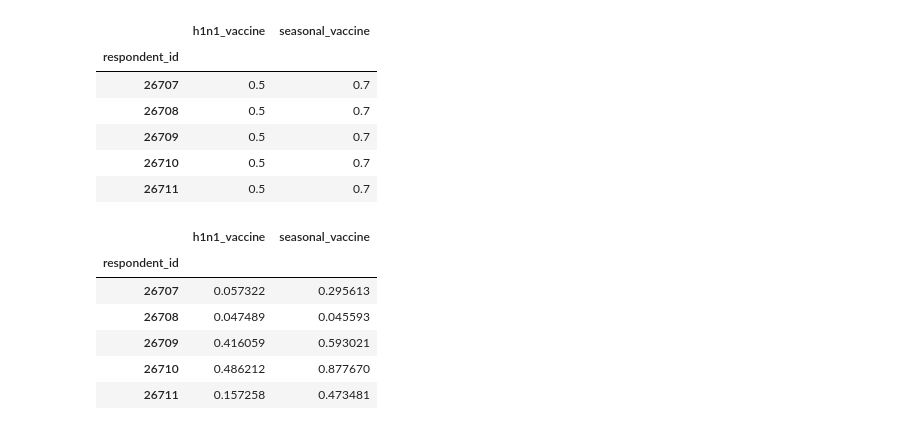
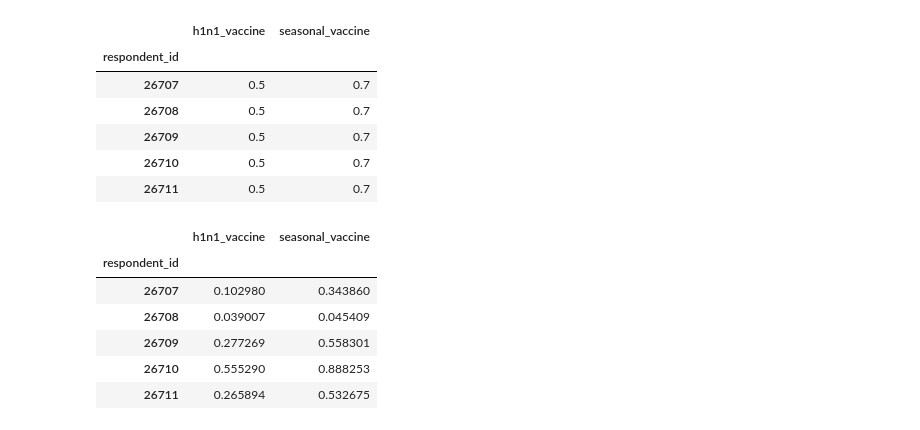
Before and after one commit to joaovitorfranco/flu-shot-competition, a Jupyter notebook: Model.ipynb, the cells around one changed output. Saved outputs shown, nothing was run; the diff lists cells and outputs as text; code cells hidden in the pictures.

```diff
--- a/Model.ipynb
+++ b/Model.ipynb
@@ -246,2 +112,0 @@ roc_auc_score(y_test, y_preds)
-# %%
-pipe.fit(X, y)
@@ -265,0 +115,9 @@ Pipeline(memory=None,
+# %%
+params = {}
+params['columntransformer__pipeline__simpleimputer__add_indicator'] = [False, True]
+params['columntransformer__simpleimputer__add_indicator'] = [False, True]
+params['multioutputclassifier__estimator__penalty'] = ['l1', 'l2']
+params['multioutputclassifier__estimator__C'] = [0.1, 1, 10]
+# %%
+grid = GridSearchCV(pipe, params, cv=5, scoring='roc_auc')
+grid.fit(X, y);
@@ -266,5 +147,4 @@ Pipeline(memory=None,
 # %%
 test_features_df = pd.read_csv('data/test_set_features.csv', index_col="respondent_id")
 # %%
-test_probas = pipe.predict_proba(test_features_df)
-test_probas
+test_probas = grid.predict_proba(test_features_df)
@@ -297,21 +162,20 @@ submission_df.head()
 | 26711 | 0.5 | 0.7 |
 # %%
 # Make sure we have the rows in the same order
-np.testing.assert_array_equal(test_features_df.index.values,
-                              submission_df.index.values)
+np.testing.assert_array_equal(test_features_df.index.values, submission_df.index.values)
 
 # Save predictions to submission data frame
 submission_df["h1n1_vaccine"] = test_probas[0][:, 1]
 submission_df["seasonal_vaccine"] = test_probas[1][:, 1]
 
 submission_df.head()
 # %% [output]
 |  | h1n1_vaccine | seasonal_vaccine |
 | respondent_id |  |  |
-| 26707 | 0.057322 | 0.295613 |
-| 26708 | 0.047489 | 0.045593 |
-| 26709 | 0.416059 | 0.593021 |
-| 26710 | 0.486212 | 0.877670 |
-| 26711 | 0.157258 | 0.473481 |
+| 26707 | 0.102980 | 0.343860 |
+| 26708 | 0.039007 | 0.045409 |
+| 26709 | 0.277269 | 0.558301 |
+| 26710 | 0.555290 | 0.888253 |
+| 26711 | 0.265894 | 0.532675 |
 # %%
 submission_df.to_csv('my_submission.csv', index=True)
```
Also changed, not shown: parts of 21 cells of this notebook.
